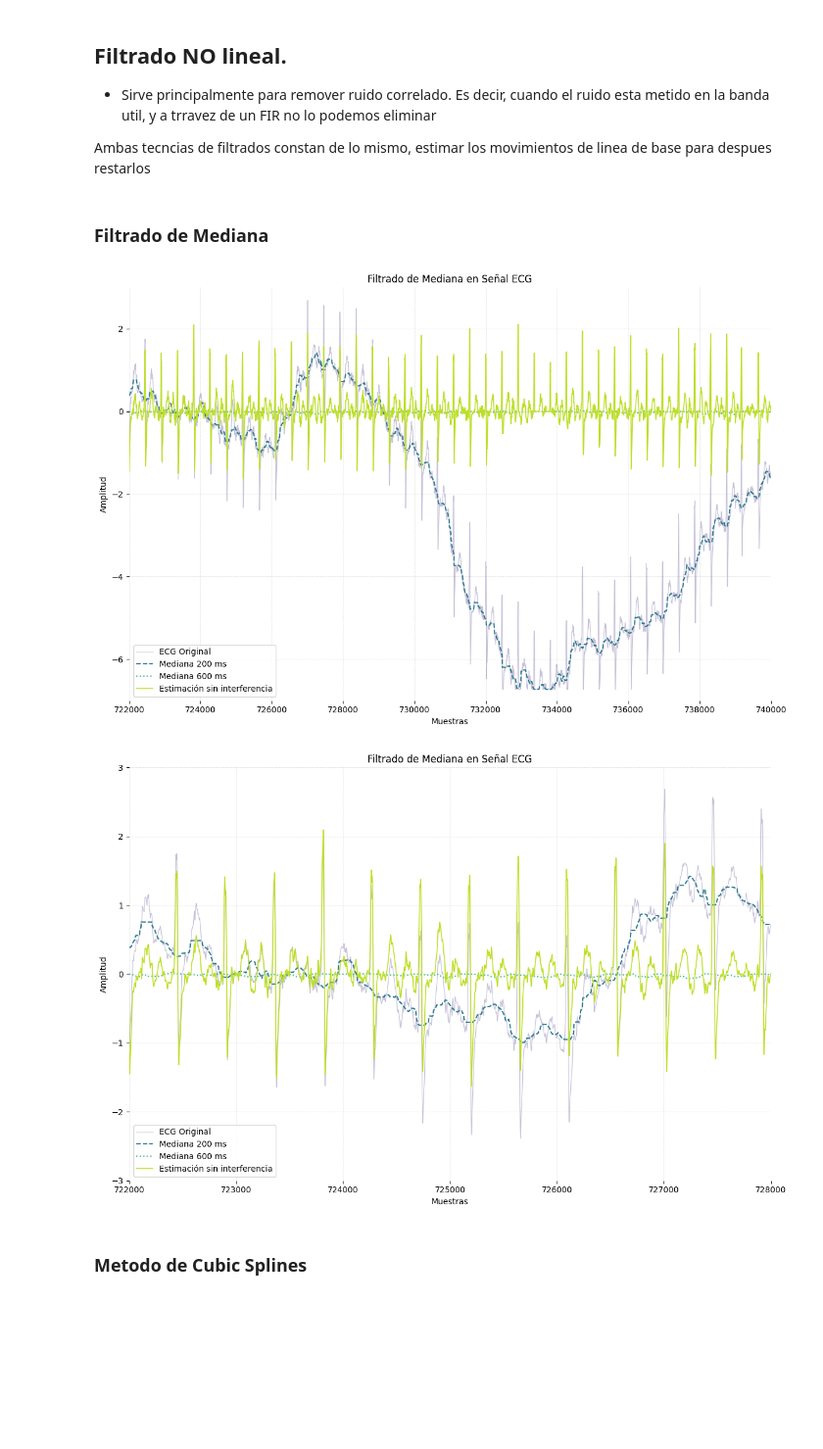
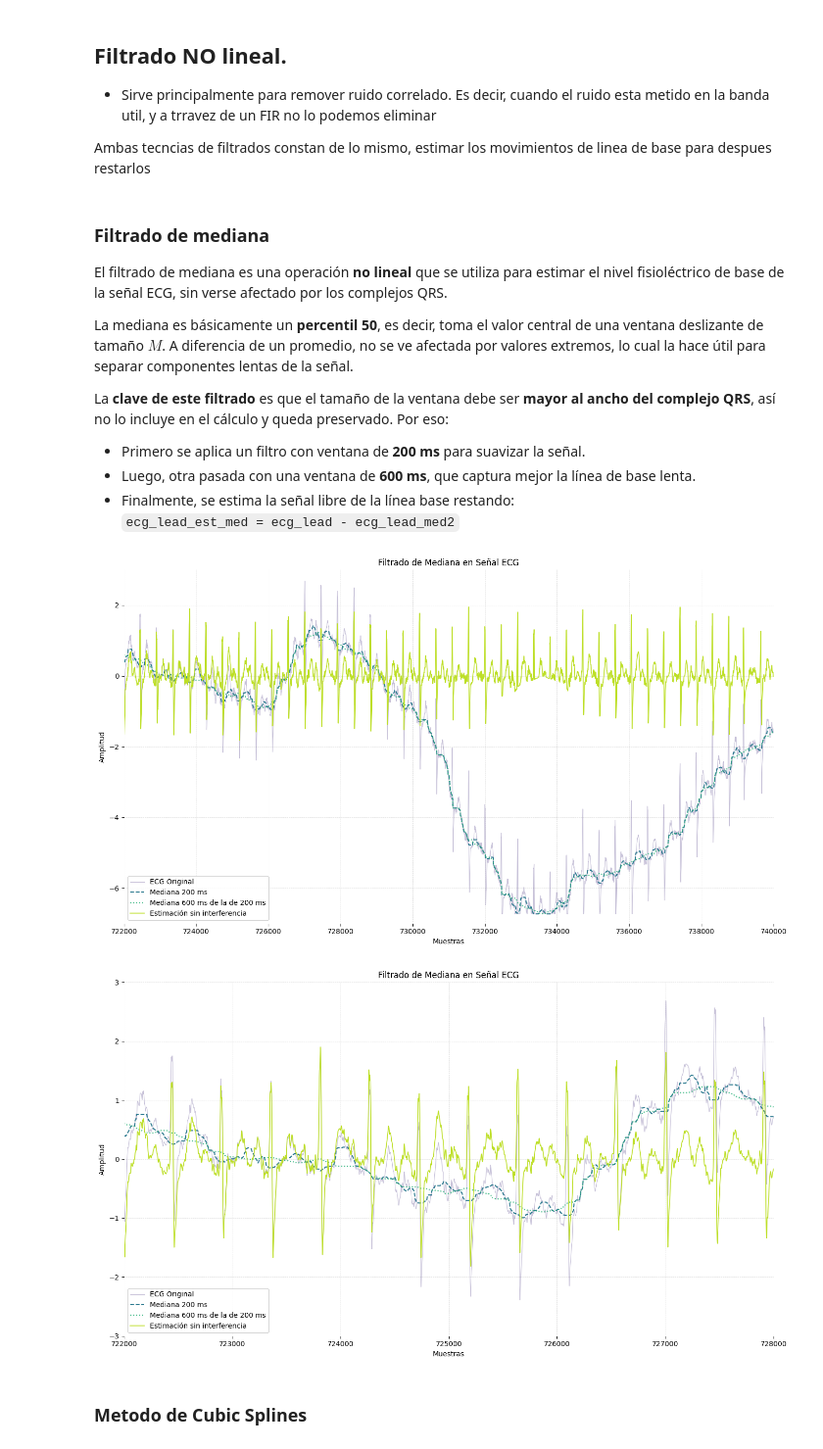
Before and after one commit to smithcamila2003/APS, a Jupyter notebook: TS8.ipynb, the cells around one changed output. Shown at 98% size. Cells and saved outputs as stored; diff of their text form; code cells hidden in the pictures; blank space fills up the shorter version.

Commit message:
correccion

```diff
--- a/TS8.ipynb
+++ b/TS8.ipynb
@@ -99,38 +99,48 @@ Potencia:  1.0
 - Sirve principalmente para remover ruido correlado. Es decir, cuando el ruido esta metido en la banda util, y a trravez de un FIR no lo podemos eliminar
 
 Ambas tecncias de filtrados constan de lo mismo, estimar los movimientos de linea de base para despues restarlos
-# %% [markdown]
-### Filtrado de Mediana
+# %% [markdown]
+### Filtrado de mediana
+
+El filtrado de mediana es una operación **no lineal** que se utiliza para estimar el nivel fisioléctrico de base de la señal ECG, sin verse afectado por los complejos QRS.
+
+La mediana es básicamente un **percentil 50**, es decir, toma el valor central de una ventana deslizante de tamaño $M$. A diferencia de un promedio, no se ve afectada por valores extremos, lo cual la hace útil para separar componentes lentas de la señal.
+
+La **clave de este filtrado** es que el tamaño de la ventana debe ser **mayor al ancho del complejo QRS**, así no lo incluye en el cálculo y queda preservado. Por eso:
+
+- Primero se aplica un filtro con ventana de **200 ms** para suavizar la señal.
+- Luego, otra pasada con una ventana de **600 ms**, que captura mejor la línea de base lenta.
+- Finalmente, se estima la señal libre de la línea base restando:
+  `ecg_lead_est_med = ecg_lead - ecg_lead_med2`
 # %%
 from scipy.signal import medfilt
 
 ''' 1°: Filtrado de mediana con ventana de 200 milisegundos '''
 M1 = int(0.2 * fs)
-ecg_lead_med1 = medfilt(ecg_lead, kernel_size=M1 | 1)
-ecg_lead_est_med1 = ecg_lead - ecg_lead_med1
+ecg_lead_med1 = medfilt(ecg_lead, kernel_size=M1 | 1) # correccion :)
 
 ''' 2°: Filtrado de mediana con ventana de 600 milisegundos '''
 M2 = int(0.6 * fs)
-ecg_lead_med2 = medfilt(ecg_lead_est_med1, kernel_size=M2 | 1)
-ecg_lead_est_med = ecg_lead_est_med1 - ecg_lead_med2
+ecg_lead_med2 = medfilt(ecg_lead_med1, kernel_size=M2 | 1)
+ecg_lead_est_med = ecg_lead - ecg_lead_med2
 # %%
 import matplotlib.pyplot as plt
 from matplotlib import colormaps
 
-# Estilo
+
 plt.style.use("seaborn-v0_8-muted")
 
-# Colores viridis
+
 cmap = colormaps['viridis']
 col1 = cmap(0.15)
 col2 = cmap(0.4)
 col3 = cmap(0.65)
 col4 = cmap(0.9)
 
-plt.figure(figsize=(12, 8))
+plt.figure(figsize=(14, 8))
 plt.plot(ecg_lead, label='ECG Original', lw=0.9, c=col1, alpha=0.3)
 plt.plot(ecg_lead_med1, label='Mediana 200 ms', lw=1.5, ls='--', c=col2)
-plt.plot(ecg_lead_med2, label='Mediana 600 ms', lw=1.6, ls=':', c=col3, alpha=0.9)
+plt.plot(ecg_lead_med2, label='Mediana 600 ms de la de 200 ms', lw=1.6, ls=':', c=col3, alpha=0.9)
 plt.plot(ecg_lead_est_med, label='Estimación sin interferencia', lw=1.2, c=col4)
 
 plt.xlim(722000, 740000)
@@ -144,36 +154,36 @@ plt.legend(loc='lower left', fontsize=10, framealpha=0.8)
 plt.grid(True, linestyle='--', linewidth=0.5, alpha=0.5)
 plt.margins(x=0.02)
 
 for spine in plt.gca().spines.values():
     spine.set_visible(False)
 
 plt.tight_layout()
 plt.show()
 
-plt.figure(figsize=(12, 8))
+plt.figure(figsize=(14, 8))
 plt.plot(ecg_lead, label='ECG Original', lw=0.9, c=col1, alpha=0.3)
 plt.plot(ecg_lead_med1, label='Mediana 200 ms', lw=1.5, ls='--', c=col2)
-plt.plot(ecg_lead_med2, label='Mediana 600 ms', lw=1.6, ls=':', c=col3, alpha=0.9)
+plt.plot(ecg_lead_med2, label='Mediana 600 ms de la de 200 ms', lw=1.6, ls=':', c=col3, alpha=0.9)
 plt.plot(ecg_lead_est_med, label='Estimación sin interferencia', lw=1.2, c=col4)
 
 plt.xlim(722000, 728000)
 plt.ylim(-3, 3)
 plt.title('Filtrado de Mediana en Señal ECG')
 plt.xlabel('Muestras')
 plt.ylabel('Amplitud')
 plt.xticks()
 plt.yticks()
 plt.legend(loc='lower left', fontsize=10, framealpha=0.8)
 plt.grid(True, linestyle='--', linewidth=0.5, alpha=0.5)
 plt.margins(x=0.02)
 
 for spine in plt.gca().spines.values():
     spine.set_visible(False)
 
 plt.tight_layout()
 plt.show()
 # %% [output]
-[figure, old version]
+[figure, new version]
-[figure, old version]
+[figure, new version]
 # %% [markdown]
 ### Metodo de Cubic Splines
```
Also changed, not shown: parts of 13 cells of this notebook.
